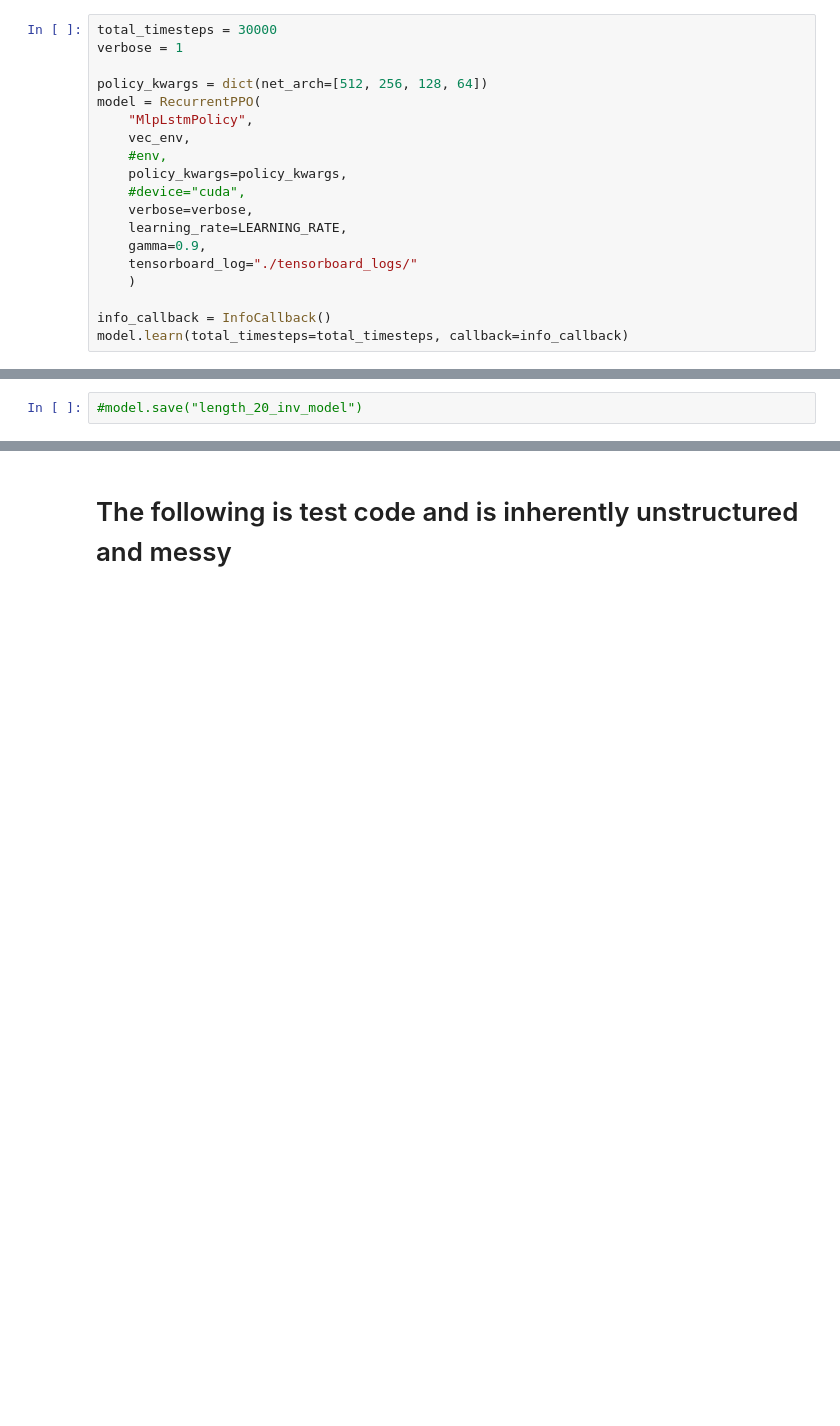
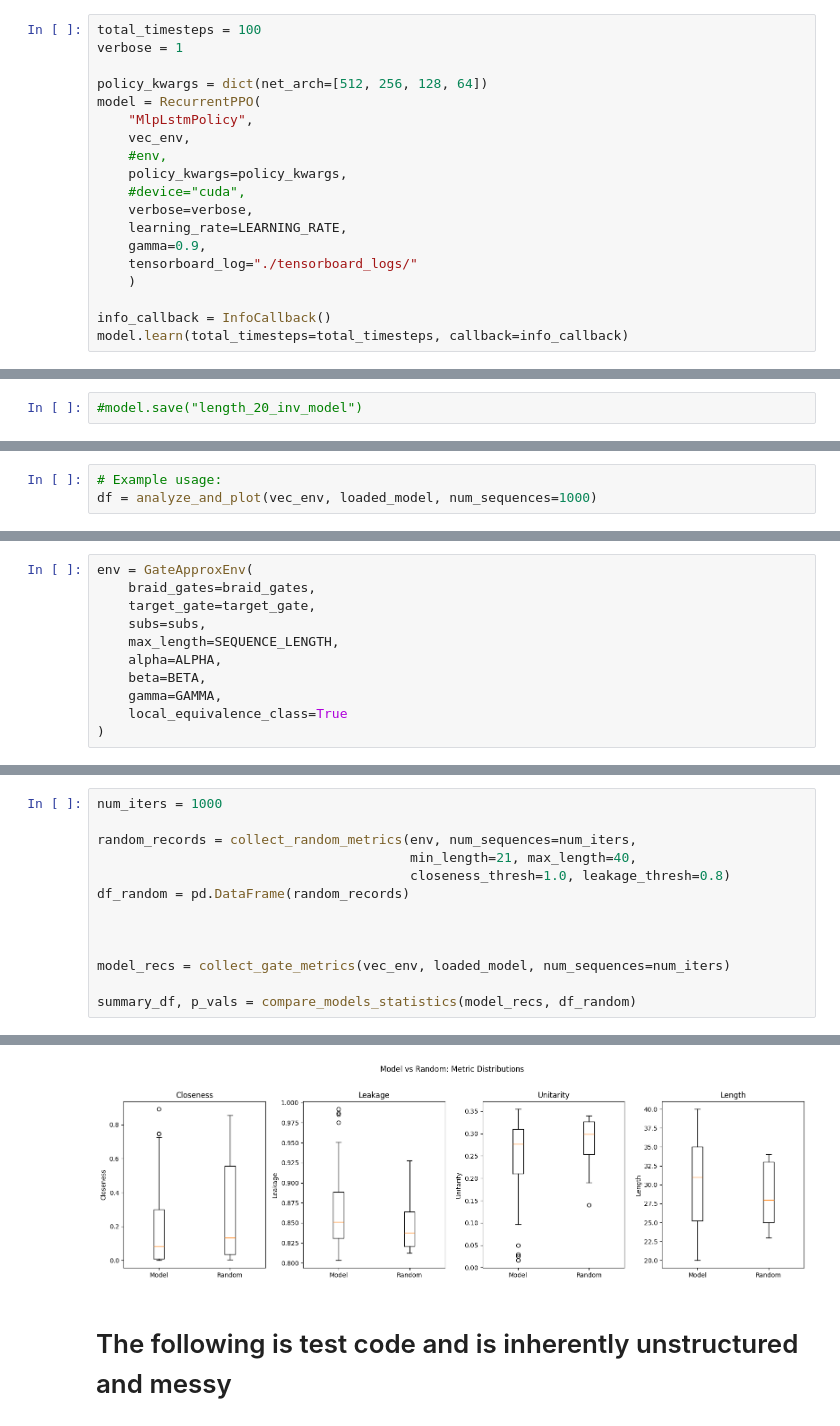
Before and after one commit to uzum4ke/Topological-Quantum-Compilation, a Jupyter notebook: main.ipynb, the cells around one changed output, grey strips where cells are left out. Saved outputs shown, nothing was run; the diff lists cells and outputs as text; blank space fills up the shorter version.

```diff
--- a/main.ipynb
+++ b/main.ipynb
@@ -546,7 +674,7 @@ env_fns = [make_gate_approx_env(env_kwargs)
 # Create the SubprocVecEnv
 vec_env = SubprocVecEnv(env_fns)
 # %%
-total_timesteps = 30000
+total_timesteps = 100
 verbose = 1
 
 policy_kwargs = dict(net_arch=[512, 256, 128, 64])
@@ -737,0 +1042,3 @@ evaluate_policy_vec(vec_env, loaded_model, num_sequences=500000)
+# %%
+# Example usage:
+df = analyze_and_plot(vec_env, loaded_model, num_sequences=1000)
@@ -737,0 +1125,11 @@ evaluate_policy_vec(vec_env, loaded_model, num_sequences=500000)
+# %%
+env = GateApproxEnv(
+    braid_gates=braid_gates,
+    target_gate=target_gate,
+    subs=subs,
+    max_length=SEQUENCE_LENGTH,
+    alpha=ALPHA,
+    beta=BETA,
+    gamma=GAMMA,
+    local_equivalence_class=True
+)
@@ -737,0 +1205,14 @@ evaluate_policy_vec(vec_env, loaded_model, num_sequences=500000)
+# %%
+num_iters = 1000
+
+random_records = collect_random_metrics(env, num_sequences=num_iters,
+                                        min_length=21, max_length=40,
+                                        closeness_thresh=1.0, leakage_thresh=0.8)
+df_random = pd.DataFrame(random_records)
+
+
+
+model_recs = collect_gate_metrics(vec_env, loaded_model, num_sequences=num_iters)
+
+summary_df, p_vals = compare_models_statistics(model_recs, df_random)
+# %% [output]
@@ -738,3 +1245,4 @@ evaluate_policy_vec(vec_env, loaded_model, num_sequences=500000)
+[figure, added]
 # %% [markdown]
 # The following is test code and is inherently unstructured and messy
 # %%
```
Also changed, not shown: parts of 16 cells of this notebook.
